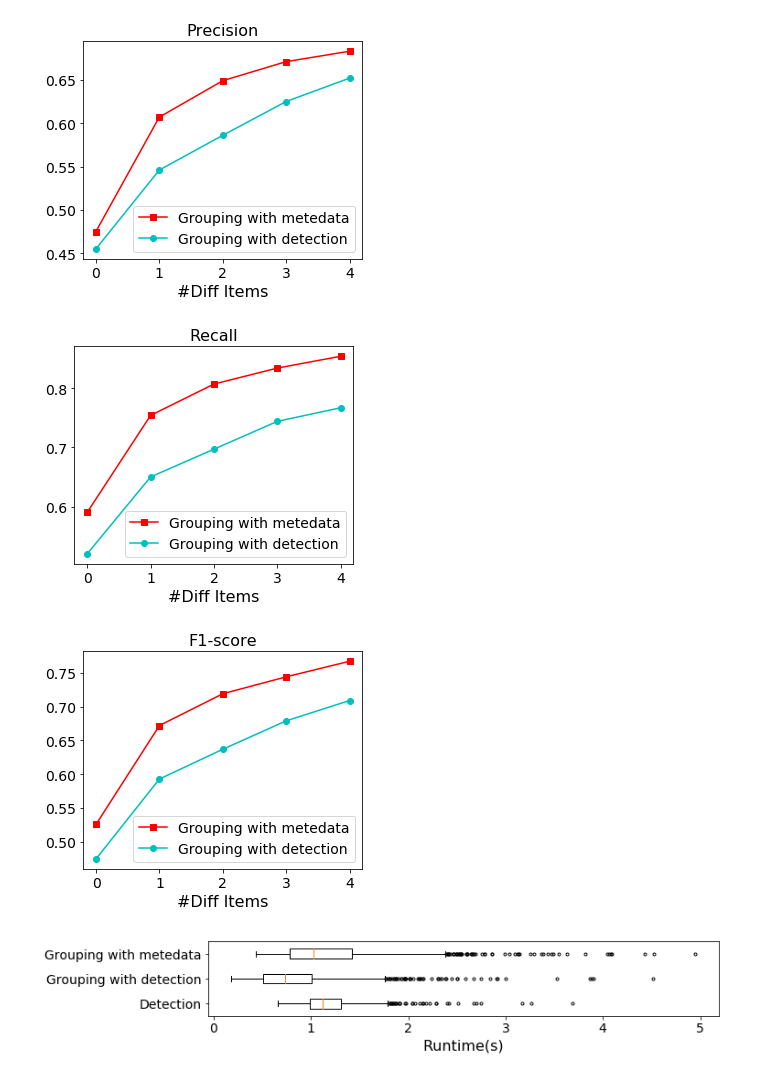
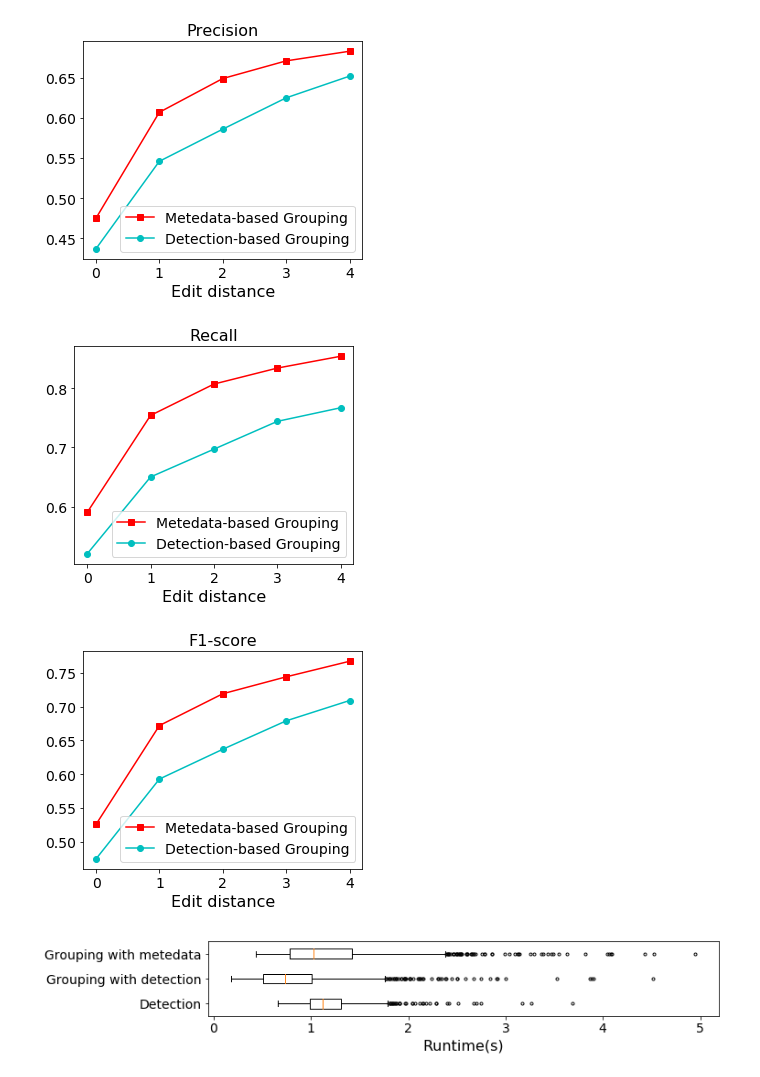
Before and after one commit to MulongXie/GUI-Perceptual-Grouping, a Jupyter notebook: data-processing/statics.ipynb, the cells around one changed output. Saved outputs shown, nothing was run; the diff lists cells and outputs as text; code cells hidden in the pictures.

```diff
--- a/data-processing/statics.ipynb
+++ b/data-processing/statics.ipynb
@@ -6,30 +6,30 @@ import numpy as np
 # %%
 x = [0,1,2,3,4]#点的横坐标
 k1 = [0.475, 0.607, 0.649, 0.671, 0.683]#线1的纵坐标
-k2 = [0.455, 0.546, 0.586, 0.625, 0.652]#线2的纵坐标
+k2 = [0.437, 0.546, 0.586, 0.625, 0.652]#线2的纵坐标
 plt.rcParams['font.size'] = '14'
 plt.figure(figsize=(5,4))#设置画布的尺寸
 
-plt.plot(x,k1,'s-',color = 'r',label="Grouping with metedata")#s-:方形
-plt.plot(x,k2,'o-',color = 'c',label="Grouping with detection")#o-:圆形
-plt.xlabel("#Diff Items", fontsize=16)#横坐标名字
+plt.plot(x,k1,'s-',color = 'r',label="Metedata-based Grouping")#s-:方形
+plt.plot(x,k2,'o-',color = 'c',label="Detection-based Grouping")#o-:圆形
+plt.xlabel("Edit distance", fontsize=16)#横坐标名字
 # plt.ylabel("Score")#纵坐标名字
 plt.legend(loc = "best")#图例
 plt.title('Precision', fontsize=16)
 
 plt.savefig('statistics/precision.png', bbox_inches='tight', pad_inches=0.2)
 plt.show()
 # %% [output]
-[figure, old version]
+[figure, new version]
 # %%
 x = [0,1,2,3,4]#点的横坐标
 k1 = [0.590, 0.754, 0.807, 0.834, 0.854]#线1的纵坐标
 k2 = [0.520, 0.650, 0.697, 0.744, 0.767]#线2的纵坐标
 plt.figure(figsize=(5,4))#设置画布的尺寸
 
-plt.plot(x,k1,'s-',color = 'r',label="Grouping with metedata")#s-:方形
-plt.plot(x,k2,'o-',color = 'c',label="Grouping with detection")#o-:圆形
-plt.xlabel("#Diff Items", fontsize=16)#横坐标名字
+plt.plot(x,k1,'s-',color = 'r',label="Metedata-based Grouping")#s-:方形
+plt.plot(x,k2,'o-',color = 'c',label="Detection-based Grouping")#o-:圆形
+plt.xlabel("Edit distance", fontsize=16)#横坐标名字
 # plt.ylabel("Score")#纵坐标名字
 plt.legend(loc = "best")#图例
 plt.title('Recall', fontsize=16)
@@ -37,16 +37,16 @@ plt.title('Recall', fontsize=16)
 plt.savefig('statistics/recall.png', bbox_inches='tight', pad_inches=0.2)
 plt.show()
 # %% [output]
-[figure, old version]
+[figure, new version]
 # %%
 x = [0,1,2,3,4]#点的横坐标
 k1 = [0.526, 0.672, 0.719, 0.744, 0.767]#线1的纵坐标
 k2 = [0.475, 0.593, 0.637, 0.679, 0.709]#线2的纵坐标
 plt.figure(figsize=(5,4))#设置画布的尺寸
 
-plt.plot(x,k1,'s-',color = 'r',label="Grouping with metedata")#s-:方形
-plt.plot(x,k2,'o-',color = 'c',label="Grouping with detection")#o-:圆形
-plt.xlabel("#Diff Items", fontsize=16)#横坐标名字
+plt.plot(x,k1,'s-',color = 'r',label="Metedata-based Grouping")#s-:方形
+plt.plot(x,k2,'o-',color = 'c',label="Detection-based Grouping")#o-:圆形
+plt.xlabel("Edit distance", fontsize=16)#横坐标名字
 # plt.ylabel("Score")#纵坐标名字
 plt.legend(loc = "best")#图例
 plt.title('F1-score', fontsize=16)
@@ -54,7 +54,7 @@ plt.title('F1-score', fontsize=16)
 plt.savefig('statistics/f1.png', bbox_inches='tight', pad_inches=0.2)
 plt.show()
 # %% [output]
-[figure, old version]
+[figure, new version]
 # %%
 thresh = 5
 runtime_det = []
```
Also changed, not shown: 50 other files.
